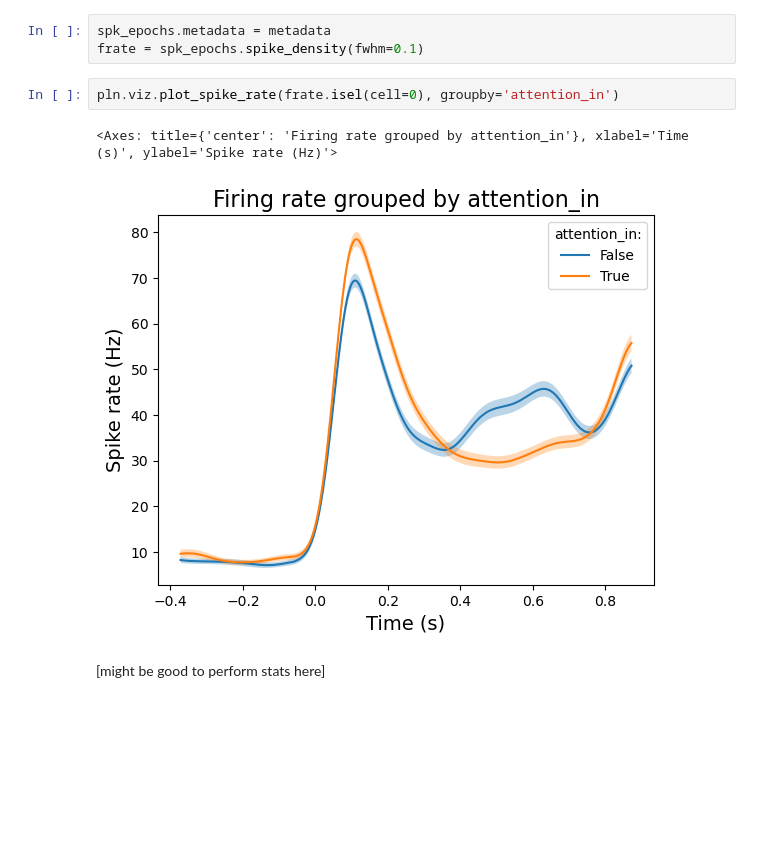
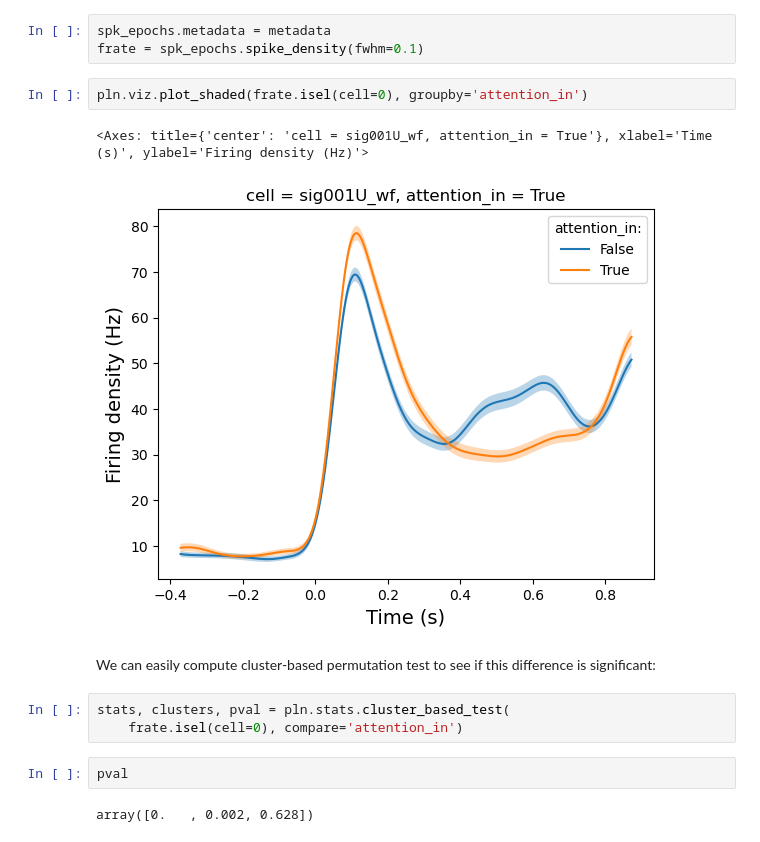
Before and after one commit to labianca/pylabianca, a Jupyter notebook: doc/fieldtrip_example.ipynb, the cells around one changed output. Drawn from its saved outputs; the diff is of its cells as text; blank space fills up the shorter version.

```diff
--- a/doc/fieldtrip_example.ipynb
+++ b/doc/fieldtrip_example.ipynb
@@ -211,9 +203,16 @@ metadata.head()
 spk_epochs.metadata = metadata
 frate = spk_epochs.spike_density(fwhm=0.1)
 # %%
-pln.viz.plot_spike_rate(frate.isel(cell=0), groupby='attention_in')
+pln.viz.plot_shaded(frate.isel(cell=0), groupby='attention_in')
 # %% [output]
-<Axes: title={'center': 'Firing rate grouped by attention_in'}, xlabel='Time (s)', ylabel='Spike rate (Hz)'>
+<Axes: title={'center': 'cell = sig001U_wf, attention_in = True'}, xlabel='Time (s)', ylabel='Firing density (Hz)'>
-[figure, old version]
+[figure, new version]
 # %% [markdown]
-[might be good to perform stats here]
+We can easily compute cluster-based permutation test to see if this difference is significant:
+# %%
+stats, clusters, pval = pln.stats.cluster_based_test(
+    frate.isel(cell=0), compare='attention_in')
+# %%
+pval
+# %% [output]
+array([0.   , 0.002, 0.628])
```
Also changed, not shown: parts of 21 cells of this notebook.
